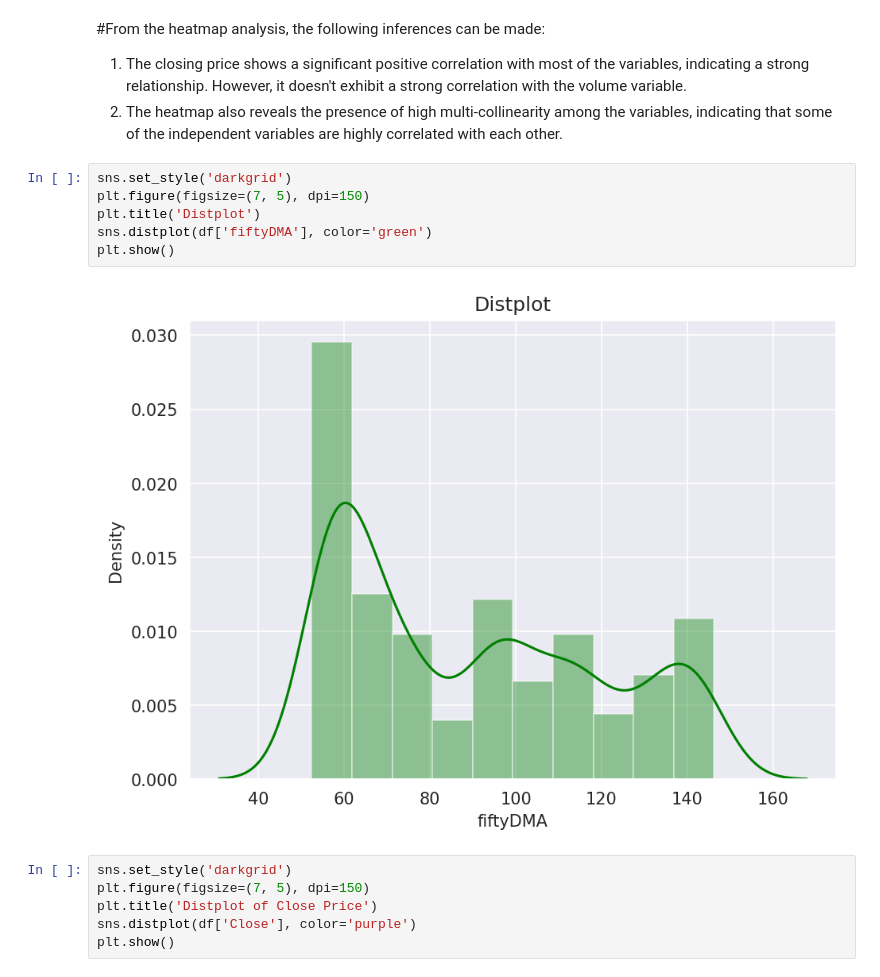
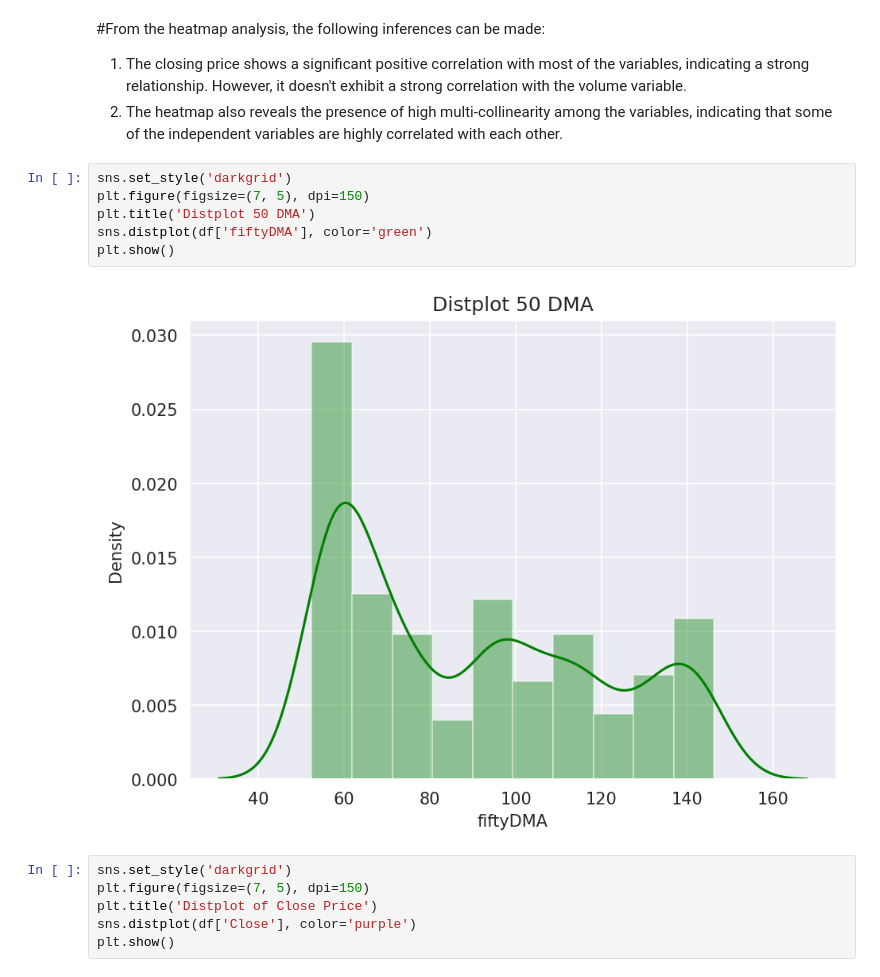
Before and after one commit to Vey27/Applied-Data-Science, a Jupyter notebook: yahooFinance.ipynb, the cells around one changed output. Drawn from its saved outputs; the diff is of its cells as text.

```diff
--- a/yahooFinance.ipynb
+++ b/yahooFinance.ipynb
@@ -150,11 +150,11 @@ sns.heatmap(df.corr(),annot = True)
 # %%
 sns.set_style('darkgrid')
 plt.figure(figsize=(7, 5), dpi=150)
-plt.title('Distplot')
+plt.title('Distplot 50 DMA')
 sns.distplot(df['fiftyDMA'], color='green')
 plt.show()
 # %% [output]
-[figure, old version]
+[figure, new version]
 # %%
 sns.set_style('darkgrid')
 plt.figure(figsize=(7, 5), dpi=150)
```
Also changed, not shown: parts of 2 cells of this notebook.
